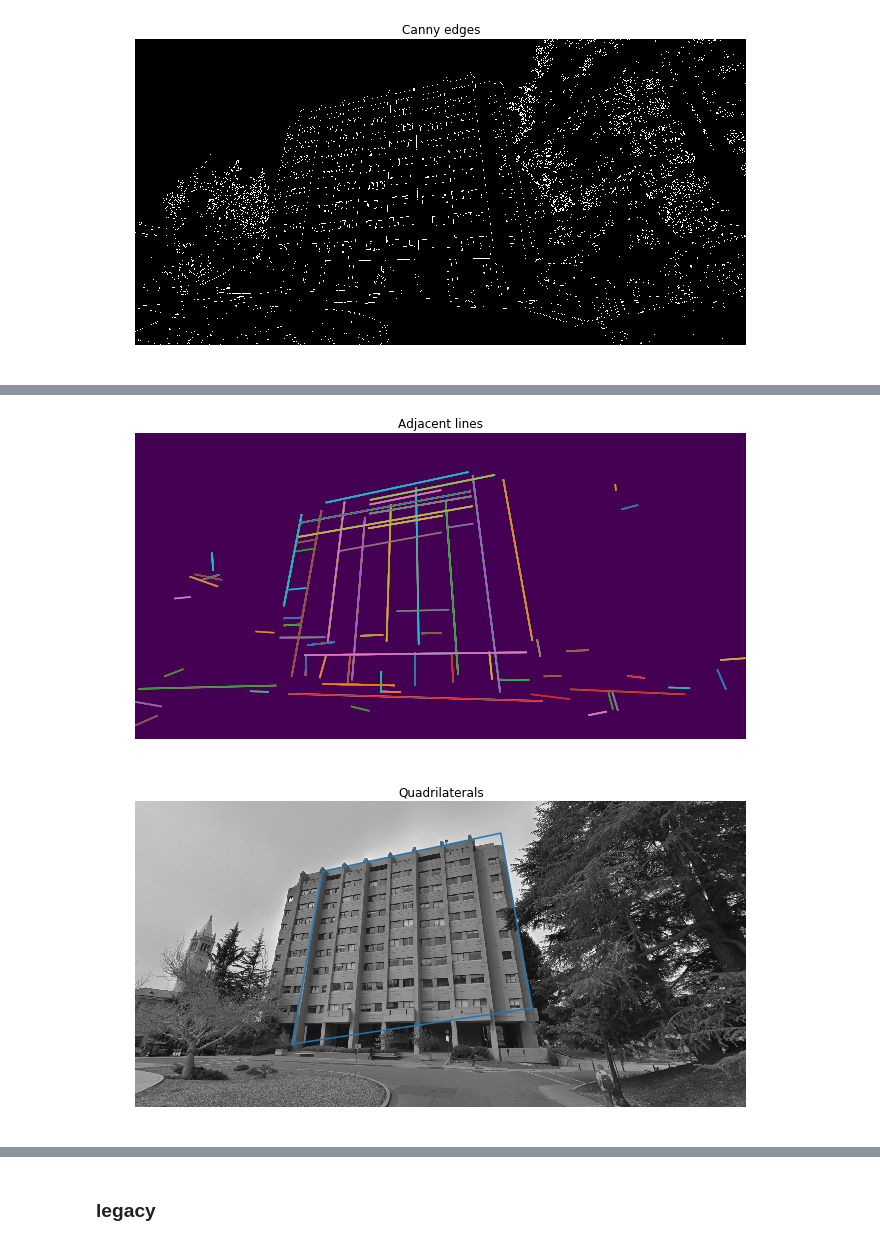
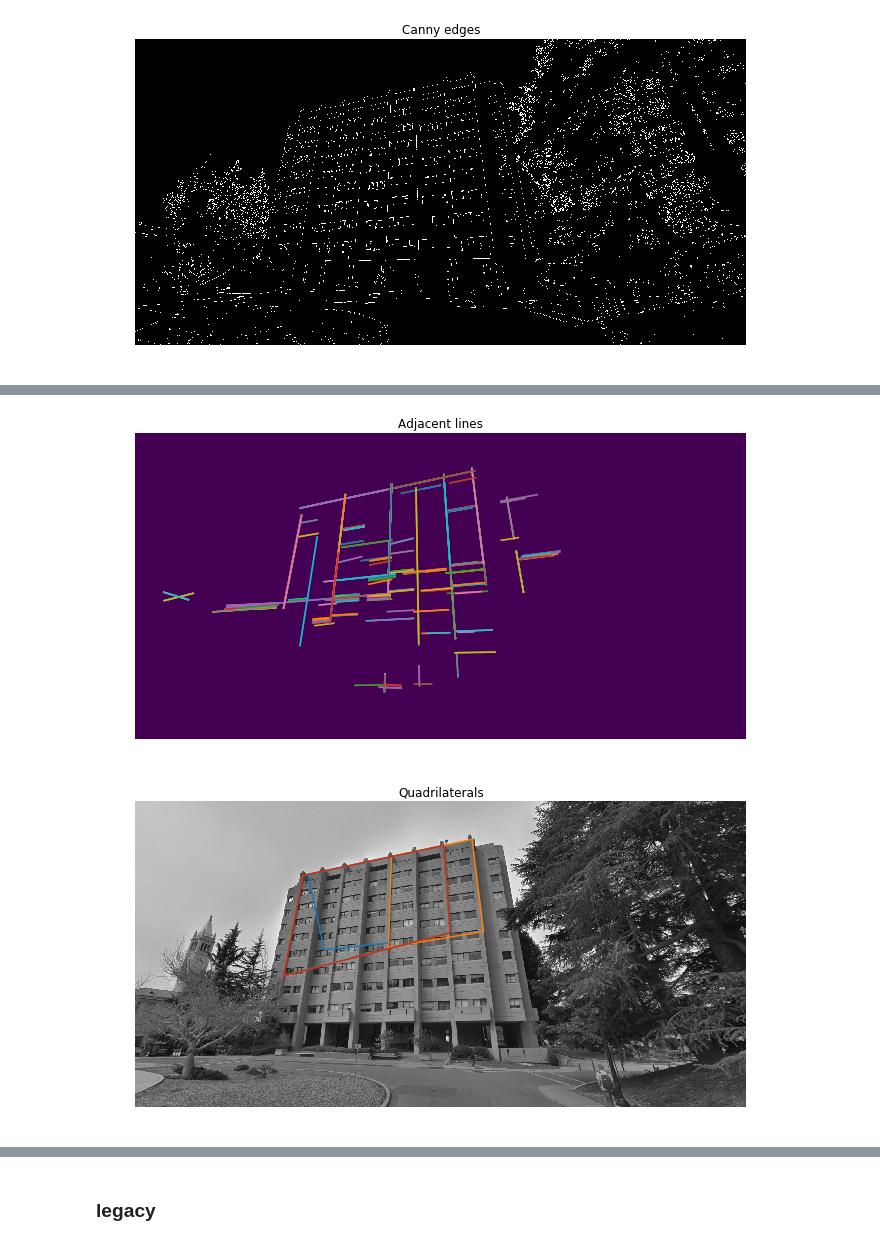
Before and after one commit to oortega20/CS294-final_project, a Jupyter notebook: code.ipynb, the cells around one changed output, grey strips where cells are left out. Drawn from its saved outputs; the diff is of its cells as text; code cells hidden in the pictures.

```diff
--- a/code.ipynb
+++ b/code.ipynb
@@ -205,6 +209,6 @@ plt.show()
 # %%
-hough_threshold = 25
-hough_min_length, hough_max_gap = 80, 20
+hough_threshold = 250
+hough_min_length, hough_max_gap = 80, 40
 
 
 lines = probabilistic_hough_line(filtered_edges, hough_threshold, hough_min_length, hough_max_gap)
@@ -227,5 +231,5 @@ plt.show()
 # %%
-connected_lines = connect_lines(lines)
+connected_lines = connect_lines(lines, point_dist_threshold=0.2)
 
 fig, ax = plt.subplots(1, 1, figsize=(15, 5), sharex=True, sharey=True)
 
@@ -244,0 +251,20 @@ plt.show()
+# %%
+import json
+
+with open("evans.json") as f:
+    connected_lines = json.load(f)
+    connected_lines = [tuple((p[1], p[0]) for p in l) for l in connected_lines]
+
+fig, ax = plt.subplots(1, 1, figsize=(15, 5), sharex=True, sharey=True)
+
+ax.imshow(image * 0)
+for line in connected_lines:
+    p0, p1 = line
+    ax.plot((p0[0], p1[0]), (p0[1], p1[1]))
+ax.set_xlim((0, image.shape[1]))
+ax.set_ylim((image.shape[0], 0))
+ax.set_title('Connected Lines')
+
+ax.set_axis_off()
+plt.tight_layout()
+plt.show()
@@ -245,36 +273,36 @@ plt.show()
 # %%
-adjacent_lines = find_adjacent_lines(connected_lines, 200)
+adjacent_lines = find_adjacent_lines(connected_lines, 50, (np.pi / 6, np.pi / 6 * 5))
 
 fig, ax = plt.subplots(1, 1, figsize=(15, 5), sharex=True, sharey=True)
 
-ax.imshow(edges * 0)
+ax.imshow(image * 0)
 for line in adjacent_lines:
     exists_nearby = False
     for direction in adjacent_lines[line]:
         for nearby_line, _ in direction:
             p0, p1 = nearby_line
             ax.plot((p0[0], p1[0]), (p0[1], p1[1]))
             exists_nearby = True
     if exists_nearby:
         p0, p1 = line
         ax.plot((p0[0], p1[0]), (p0[1], p1[1]))
 ax.set_xlim((0, image.shape[1]))
 ax.set_ylim((image.shape[0], 0))
 ax.set_title('Adjacent lines')
 
 ax.set_axis_off()
 plt.tight_layout()
 plt.show()
 # %% [output]
-[figure, old version]
+[figure, new version]
 # %%
-quadrilaterals = form_quadrilaterals(adjacent_lines)
-quadrilaterals = sorted(quadrilaterals, key=get_area_of_quadrilateral)
+quadrilaterals = form_quadrilaterals(adjacent_lines, loose_mode=True)
+quadrilaterals = sorted(quadrilaterals.values(), key=get_area_of_quadrilateral)
 
 fig, ax = plt.subplots(1, 1, figsize=(15, 5), sharex=True, sharey=True)
 
 ax.imshow(image, cmap=cm.gray)
-for quadrilateral in quadrilaterals[-1:]:
+for quadrilateral in quadrilaterals[-4:]:
     ax.plot([p[0] for p in quadrilateral] + [quadrilateral[0][0]], [p[1] for p in quadrilateral] + [quadrilateral[0][1]])
 ax.set_xlim((0, image.shape[1]))
 ax.set_ylim((image.shape[0], 0))
@@ -284,7 +312,7 @@ ax.set_axis_off()
 plt.tight_layout()
 plt.show()
 # %% [output]
-[figure, old version]
+[figure, new version]
 # %%
 rectangles = [quadrilateral_to_rectangle(q) for q in quadrilaterals]
 
```
Also changed, not shown: parts of 8 cells of this notebook.
